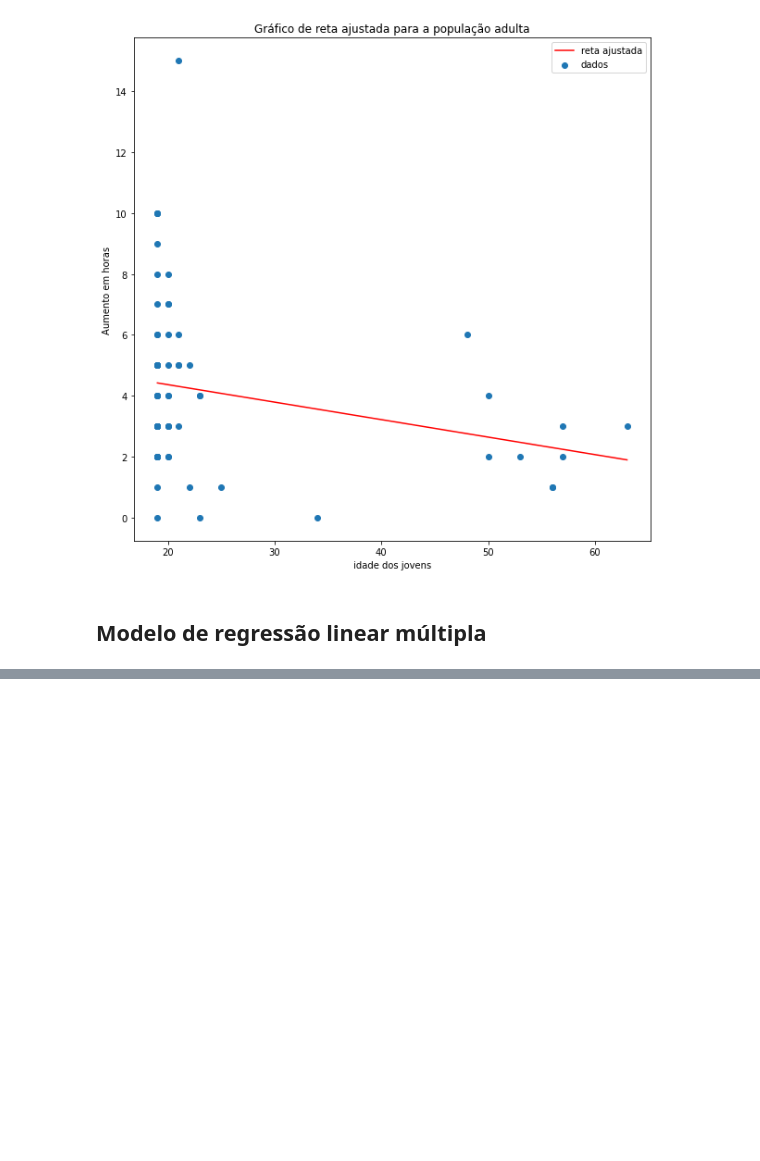
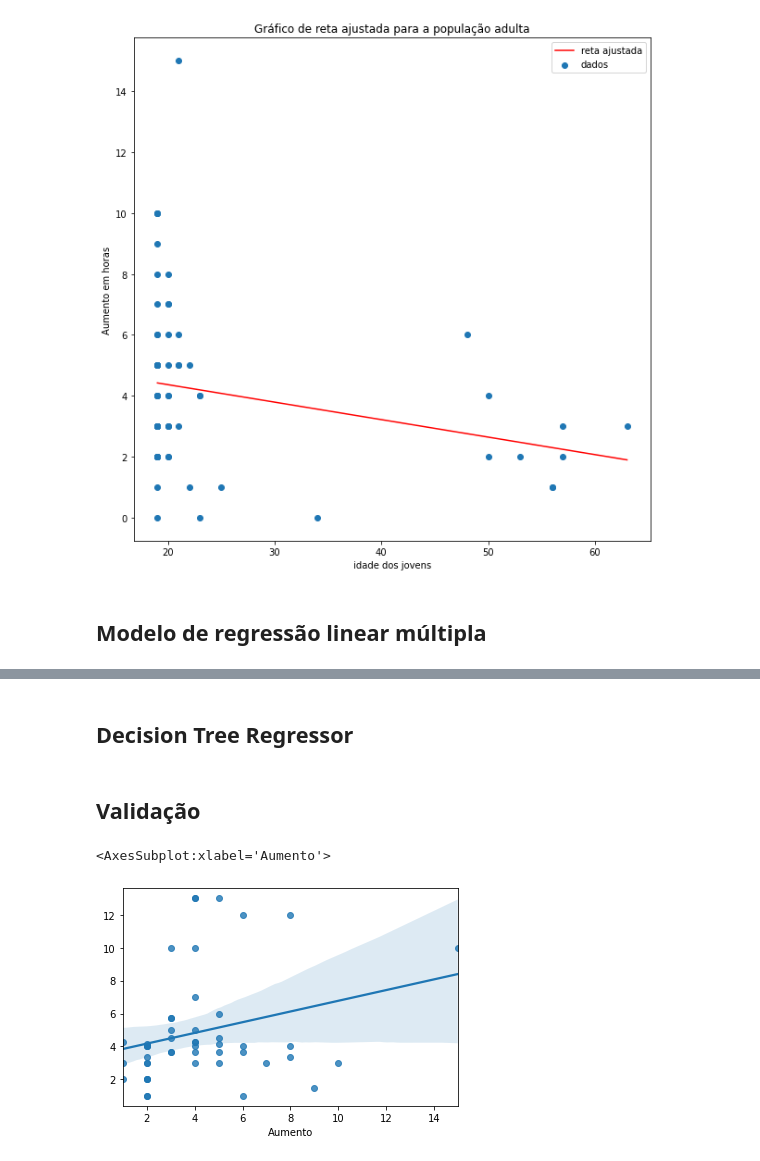
Before and after one commit to GabrielPl-1/Projeto-2-Cdados, a Jupyter notebook: Projeto 2 cdados.ipynb, the cells around one changed output, grey strips where cells are left out. Saved outputs shown, nothing was run; the diff lists cells and outputs as text; code cells hidden in the pictures; blank space fills up the shorter version.

```diff
--- a/Projeto 2 cdados.ipynb
+++ b/Projeto 2 cdados.ipynb
@@ -445,0 +519,13 @@ predictions = modelo.predict(x_test)
+# %% [markdown]
+## Decision Tree Regressor
+# %%
+model = DecisionTreeRegressor()
+model.fit(x_train,y_train)
+predicition = model.predict(x_test)
+# %% [markdown]
+## Validação
+# %%
+sns.regplot(y_test,predicition)
+# %% [output]
+<AxesSubplot:xlabel='Aumento'>
+[figure, added]
```
Also changed, not shown: parts of 12 cells of this notebook.
